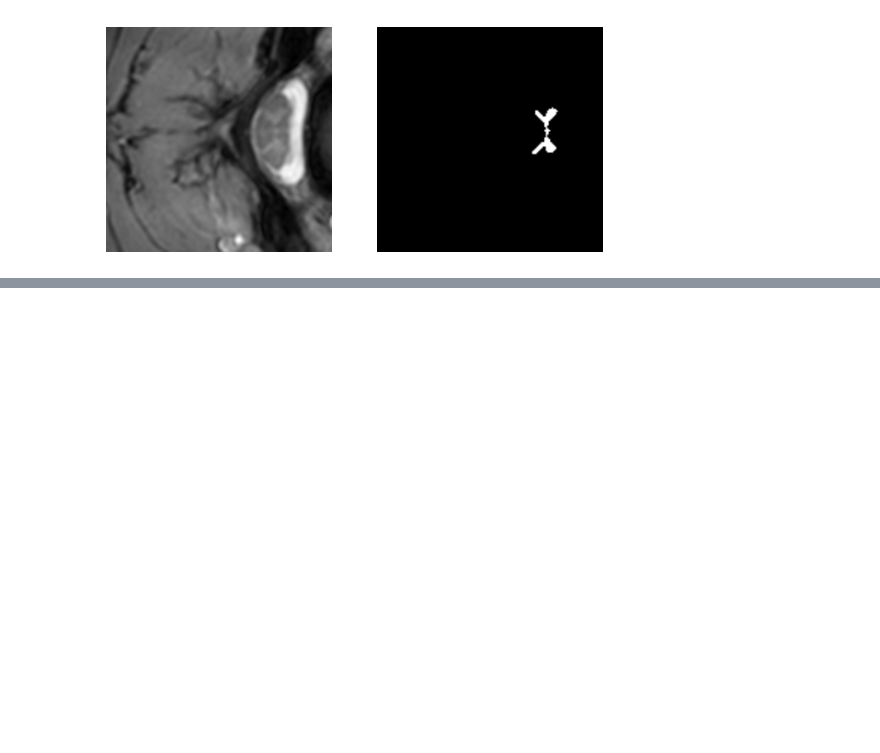
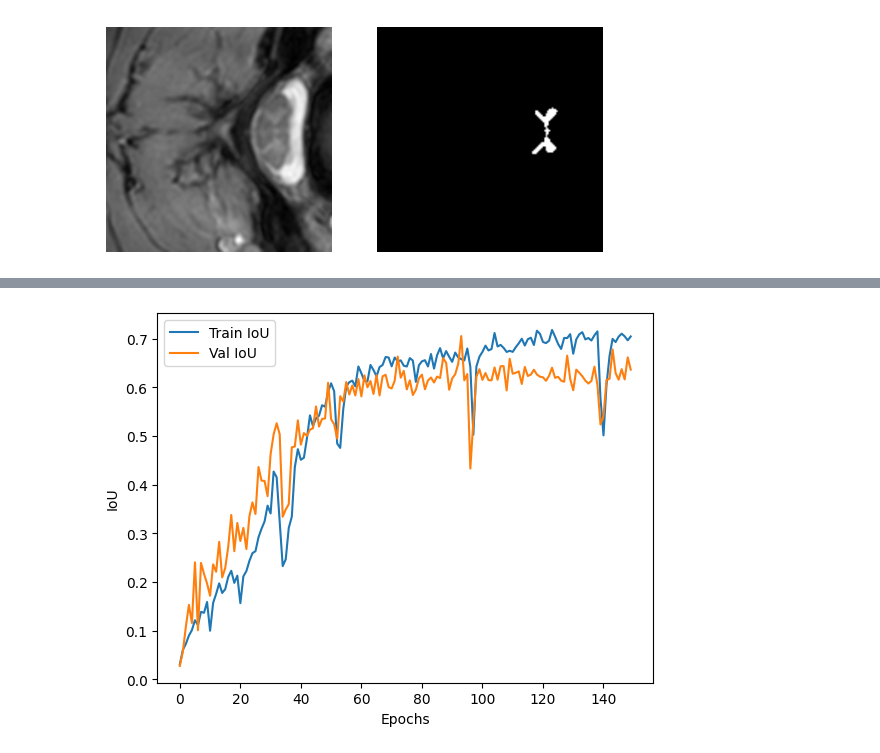
Before and after one commit to Clement1103/data_science_projects, a Jupyter notebook: DL_projects/spinal_cord_segmentation/gray_matter_segmentation.ipynb, the cells around one changed output, grey strips where cells are left out. Saved outputs shown, nothing was run; the diff lists cells and outputs as text; code cells hidden in the pictures; blank space fills up the shorter version.

```diff
--- a/DL_projects/spinal_cord_segmentation/gray_matter_segmentation.ipynb
+++ b/DL_projects/spinal_cord_segmentation/gray_matter_segmentation.ipynb
@@ -559,0 +795,9 @@ torch.Size([4, 1, 256, 256])
+# %%
+plt.plot(train_ious, label='Train IoU')
+plt.plot(val_ious, label='Val IoU')
+plt.xlabel('Epochs')
+plt.ylabel('IoU')
+plt.legend()
+plt.show()
+# %% [output]
+[figure, added]
```
Also changed, not shown: parts of 20 cells of this notebook.
